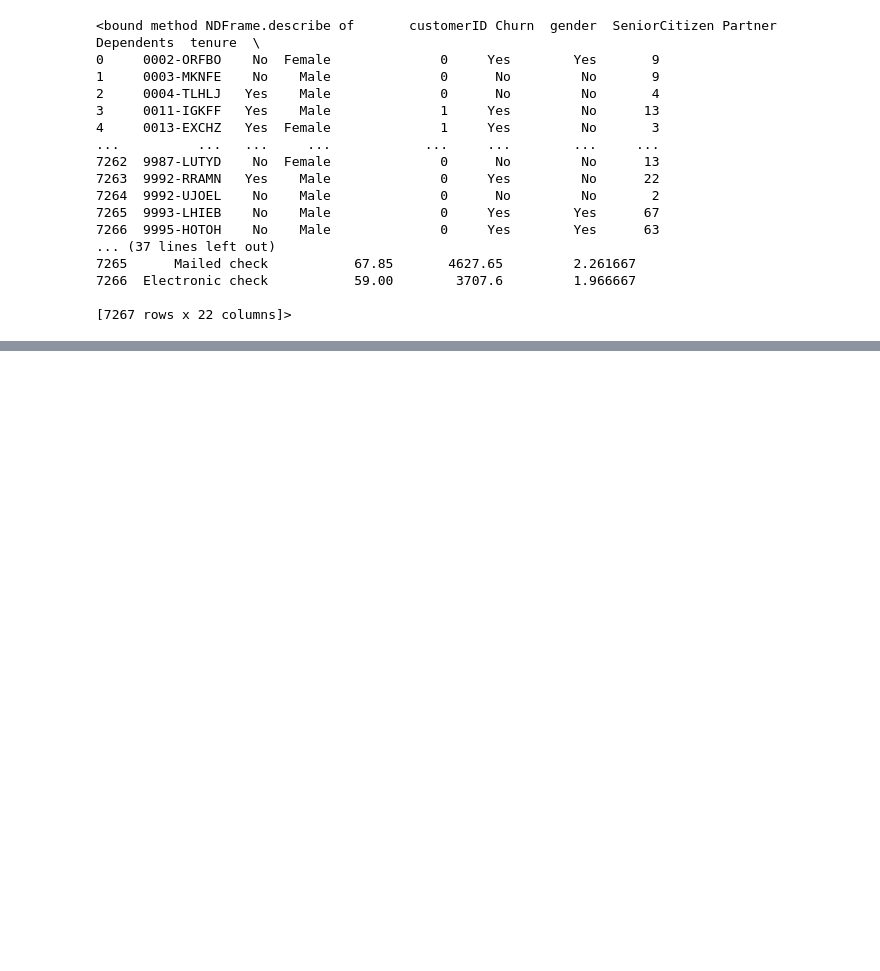
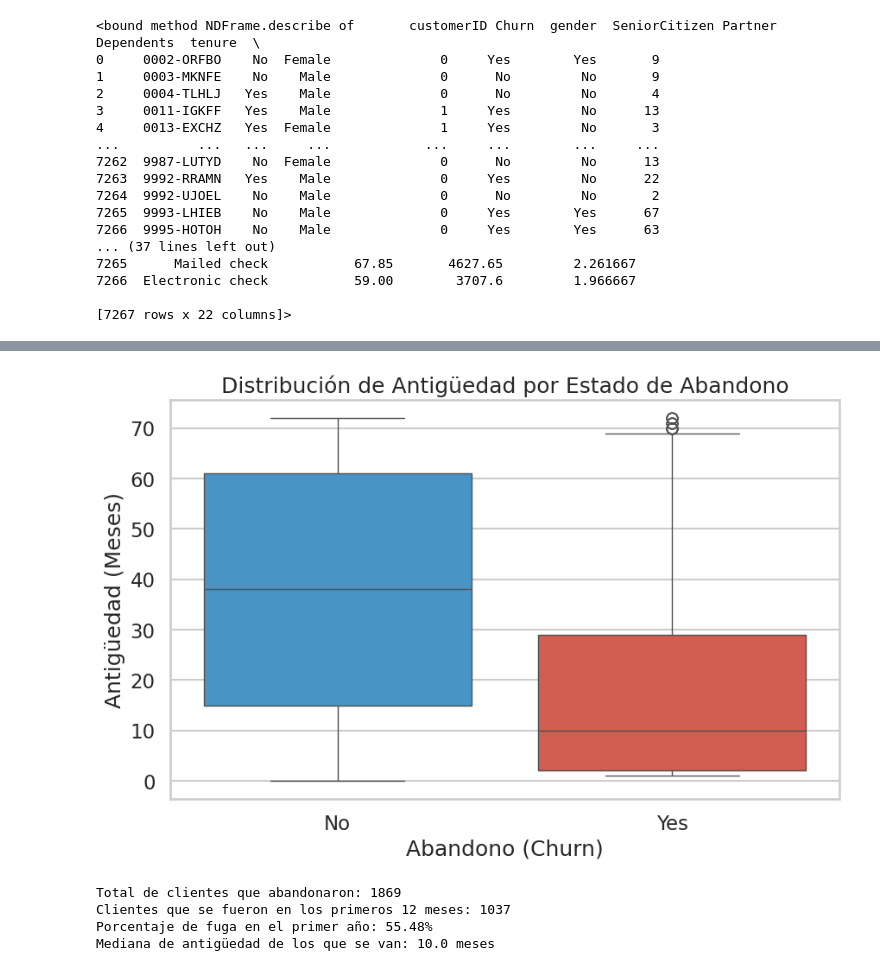
Before and after one commit to PJJT06/Challenge_TelecomX_1, a Jupyter notebook: Challenge_TelecomX_2.ipynb, the cells around one changed output, grey strips where cells are left out. Drawn from its saved outputs; the diff is of its cells as text; code cells hidden in the pictures; blank space fills up the shorter version.

```diff
--- a/Challenge_TelecomX_2.ipynb
+++ b/Challenge_TelecomX_2.ipynb
@@ -158,0 +275,25 @@ df_final.describe()
+# %%
+plt.figure(figsize=(10, 6))
+sns.boxplot(data=df_final, x="Churn", y="tenure", hue="Churn", palette=paleta_personalizada, legend=False)
+plt.title("Distribución de Antigüedad por Estado de Abandono")
+plt.xlabel("Abandono (Churn)")
+plt.ylabel("Antigüedad (Meses)")
+plt.show()
+# %% [output]
+[figure, added]
+# %%
+df_abandonos = df_final[df_final['Churn'] == 'Yes']
+total_abandonos = len(df_abandonos)
+abandonos_tempranos = len(df_abandonos[df_abandonos['tenure'] <= 12])
+porcentaje_temprano = (abandonos_tempranos / total_abandonos) * 100
+mediana_antiguedad_abandono = df_abandonos['tenure'].median()
+
+print(f'Total de clientes que abandonaron: {total_abandonos}')
+print(f'Clientes que se fueron en los primeros 12 meses: {abandonos_tempranos}')
+print(f'Porcentaje de fuga en el primer año: {porcentaje_temprano:.2f}%')
+print(f'Mediana de antigüedad de los que se van: {mediana_antiguedad_abandono} meses')
+# %% [output]
+Total de clientes que abandonaron: 1869
+Clientes que se fueron en los primeros 12 meses: 1037
+Porcentaje de fuga en el primer año: 55.48%
+Mediana de antigüedad de los que se van: 10.0 meses
```
Also changed, not shown: parts of 20 cells of this notebook.
